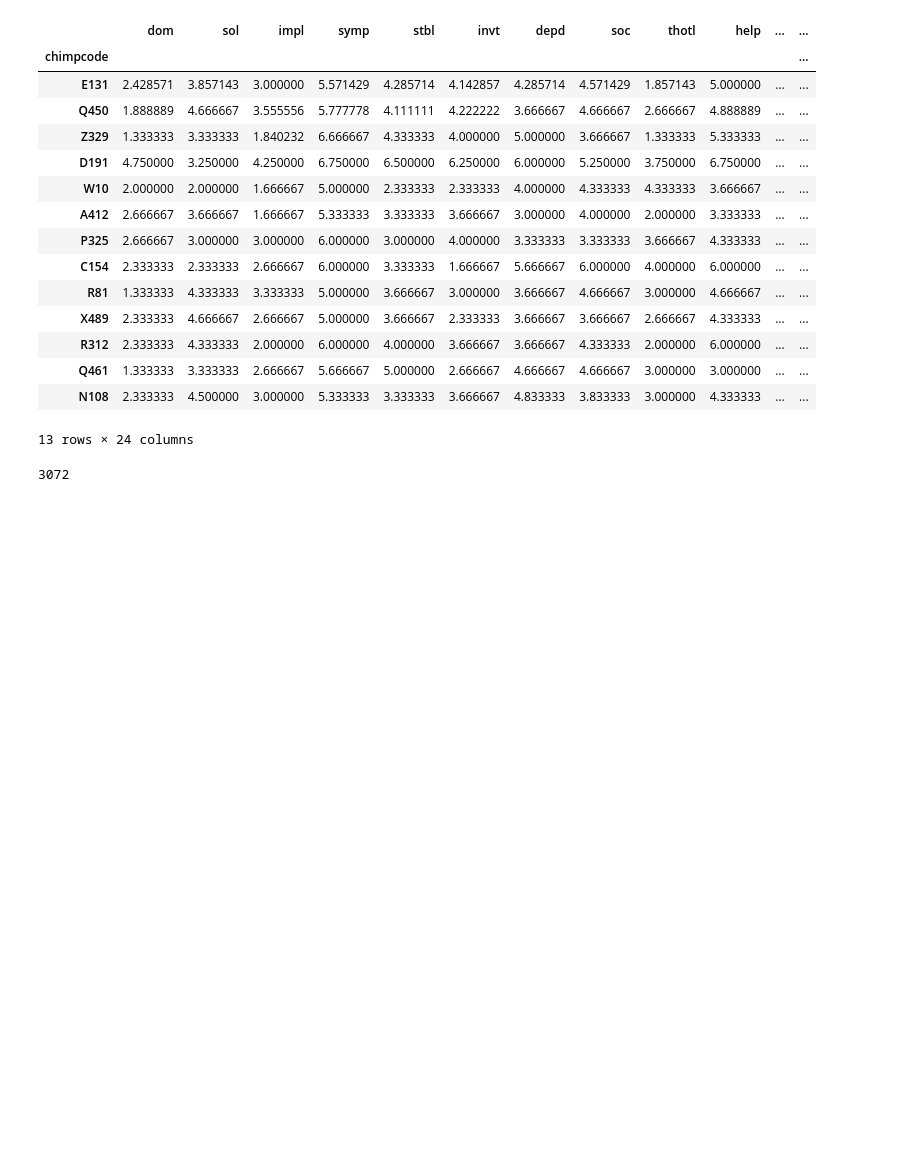
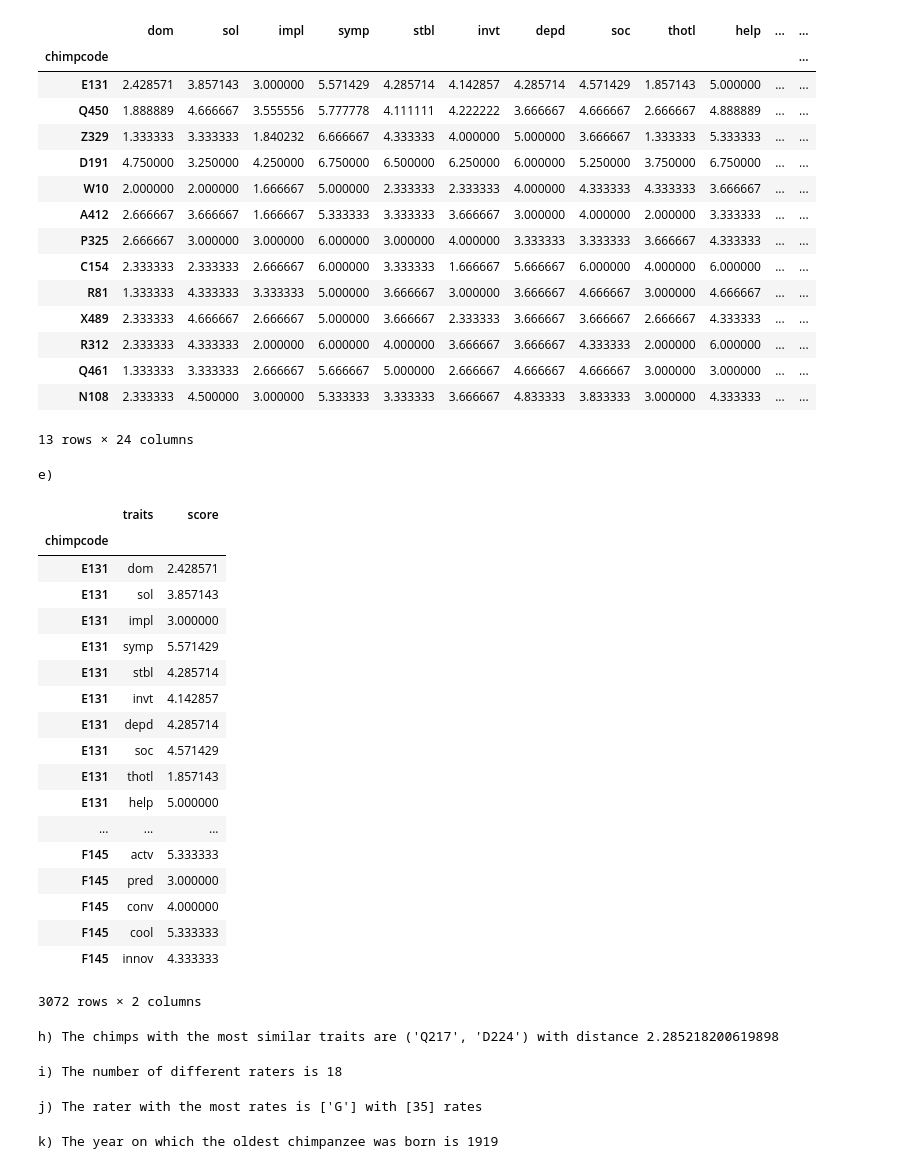
Before and after one commit to vasiach/PracticalDataScience, a Jupyter notebook: Assignment2.ipynb, the cells around one changed output. Drawn from its saved outputs; the diff is of its cells as text; code cells hidden in the pictures; blank space fills up the shorter version.

```diff
--- a/Assignment2.ipynb
+++ b/Assignment2.ipynb
@@ -75,12 +75,54 @@ f:
 | Q461 | 1.333333 | 3.333333 | 2.666667 | 5.666667 | 5.000000 | 2.666667 | 4.666667 | 4.666667 | 3.000000 | 3.000000 | ... | ... |
 | N108 | 2.333333 | 4.500000 | 3.000000 | 5.333333 | 3.333333 | 3.666667 | 4.833333 | 3.833333 | 3.000000 | 4.333333 | ... | ... |
 13 rows × 24 columns
-# %%
-score = tmp.values
-score = score.reshape(3072,)
-idx = np.array(list(tmp.index), len(score))
-traits = np.tile(list(tmp.columns), len(score))
-
-#newpd = pd.DataFrame({'index': idx, 'traits': traits, 'score': score})
-# %% [output]
-3072
+# %%
+stacked = pd.DataFrame(data = tmp.stack(), columns=['score'])
+stacked = stacked.reset_index()
+stacked = stacked.set_index('chimpcode')
+stacked.columns = ['traits', 'score']
+print('e)')
+stacked
+# %% [output]
+e)
+|  | traits | score |
+| chimpcode |  |  |
+| E131 | dom | 2.428571 |
+| E131 | sol | 3.857143 |
+| E131 | impl | 3.000000 |
+| E131 | symp | 5.571429 |
+| E131 | stbl | 4.285714 |
+| E131 | invt | 4.142857 |
+| E131 | depd | 4.285714 |
+| E131 | soc | 4.571429 |
+| E131 | thotl | 1.857143 |
+| E131 | help | 5.000000 |
+| ... | ... | ... |
+| F145 | actv | 5.333333 |
+| F145 | pred | 3.000000 |
+| F145 | conv | 4.000000 |
+| F145 | cool | 5.333333 |
+| F145 | innov | 4.333333 |
+3072 rows × 2 columns
+# %%
+#tmp.dot(tmp.T)
+from scipy.spatial.distance import pdist
+from itertools import combinations
+s = pd.Series(pdist(tmp, 'euclidean'),
+                        index=pd.MultiIndex.from_tuples(tuple(combinations(tmp.index, 2))))
+
+print('h) The chimps with the most similar traits are {0} with distance {1}'.format(s.idxmin(), s[s.idxmin()]))
+# %% [output]
+h) The chimps with the most similar traits are ('Q217', 'D224') with distance 2.285218200619898
+# %%
+print('i) The number of different raters is {}'.format(len(ratdf.ratercode.unique())))
+# %% [output]
+i) The number of different raters is 18
+# %%
+raters = ratdf.loc[:, 'chimpcode':'ratercode'].groupby(['ratercode']).count()
+print('j) The rater with the most rates is {0} with {1} rates'.format(list(raters.idxmax()), list(raters.max())))
+# %% [output]
+j) The rater with the most rates is ['G'] with [35] rates
+# %%
+print('k) The year on which the oldest chimpanzee was born is {}'.format(ratdf['chimp_YOB'].min()))
+# %% [output]
+k) The year on which the oldest chimpanzee was born is 1919
```
Also changed, not shown: parts of 8 cells of this notebook.
